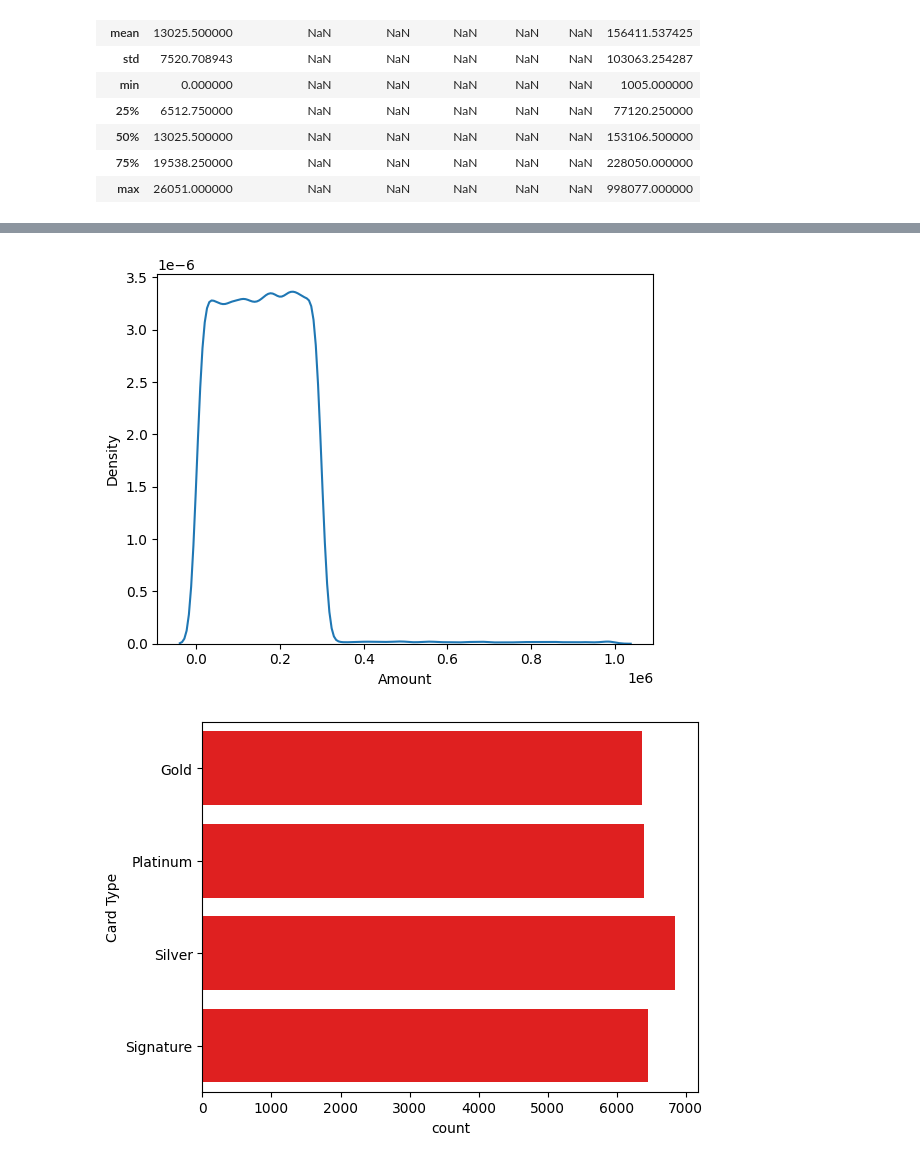
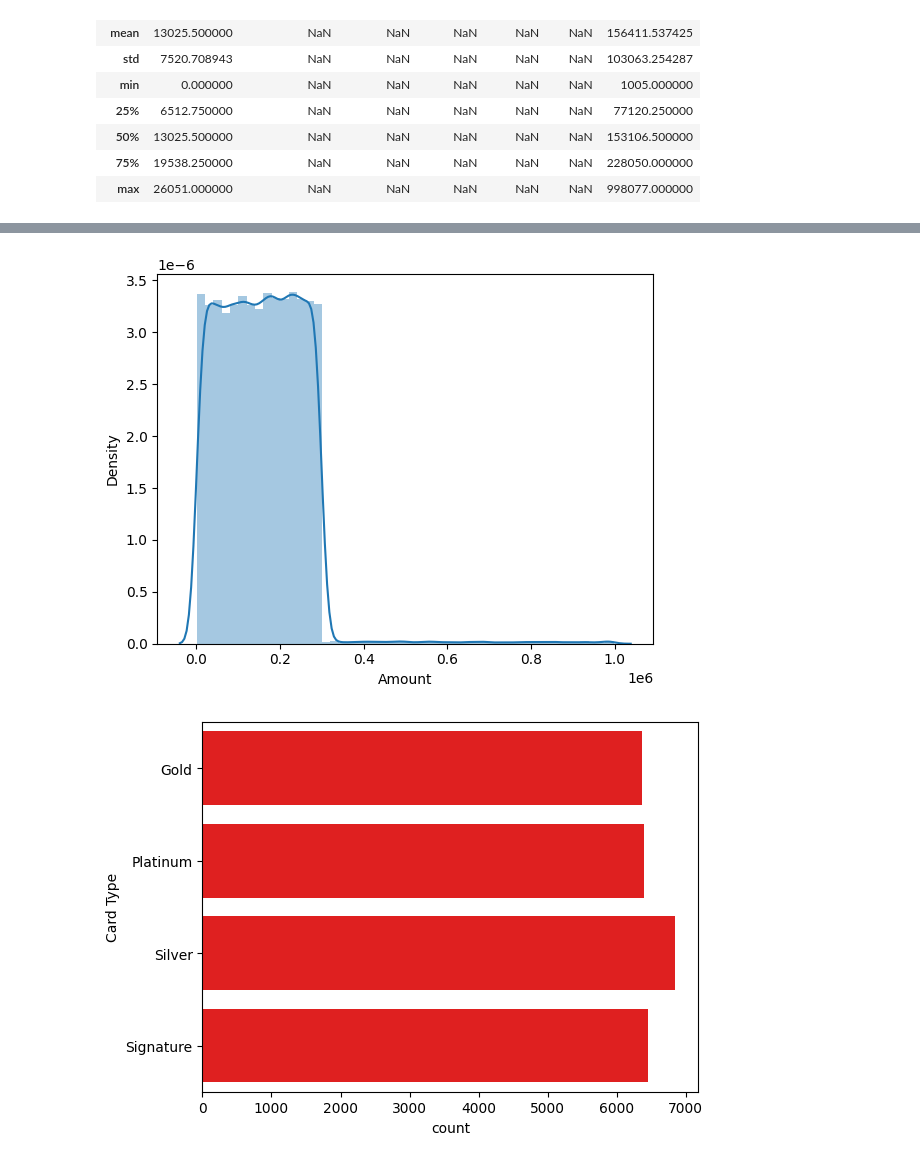
Before and after one commit to ankitg-02/Credit-Card-Transaction-Analysis, a Jupyter notebook: Credit_Card.ipynb, the cells around one changed output, grey strips where cells are left out. Drawn from its saved outputs; the diff is of its cells as text; code cells hidden in the pictures.

```diff
--- a/Credit_Card.ipynb
+++ b/Credit_Card.ipynb
@@ -156,8 +126,8 @@ plt.gca().spines[['top', 'right',]].set_visible(False)
 # %%
-sns.kdeplot(credit['Amount'])
+sns.distplot(credit['Amount'])
 plt.show()
 # %% [output]
-[figure, old version]
+[figure, new version]
 # %%
 sns.countplot(credit['Card Type'],color='red')
 plt.show()
```
Also changed, not shown: parts of 11 cells of this notebook.
